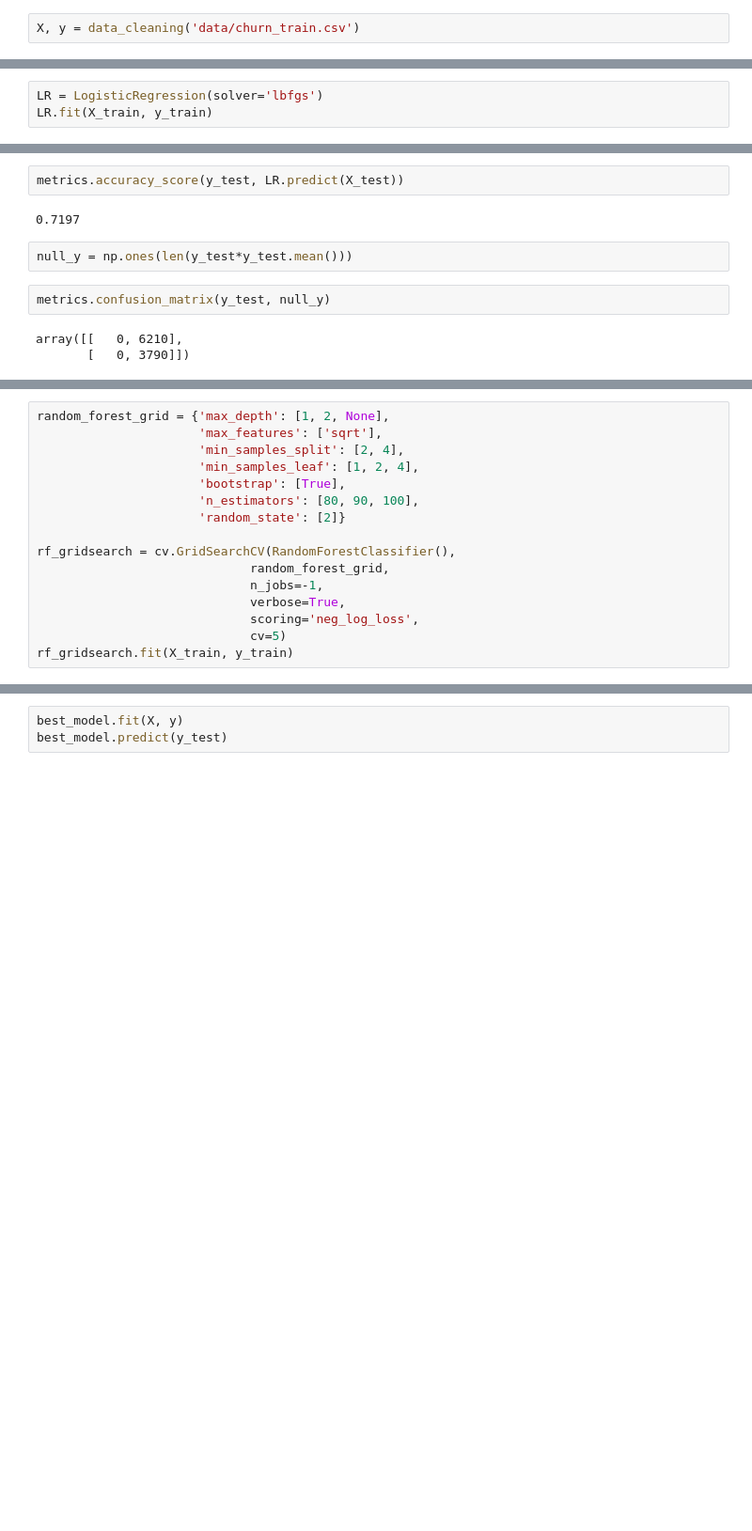
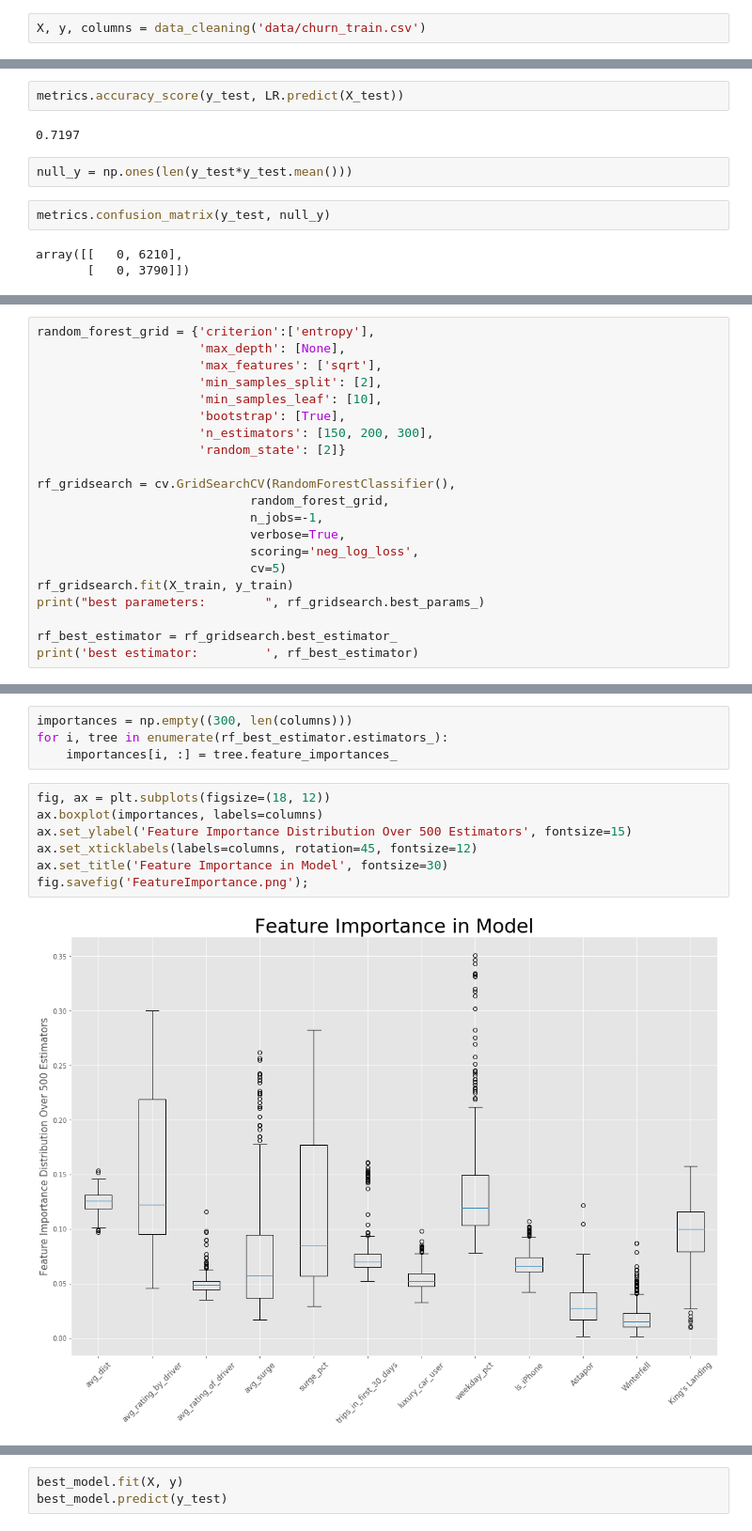
Before and after one commit to RellikDog/rideshare-casestudy, a Jupyter notebook: Model.ipynb, the cells around one changed output, grey strips where cells are left out. Shown: that part at 94% size. Drawn from its saved outputs; the diff is of its cells as text; blank space fills up the shorter version.

Commit message:
Finalized Model

```diff
--- a/Model.ipynb
+++ b/Model.ipynb
@@ -24,7 +24,7 @@ rcParams['figure.figsize'] = (9, 7)
 # from IPython.display import HTML
 from DataCleaning import data_cleaning
 # %%
-X, y = data_cleaning('data/churn_train.csv')
+X, y, columns = data_cleaning('data/churn_train.csv')
 # %%
 X_train, X_test, y_train, y_test = cv.train_test_split(X, y)
 # %%
@@ -88,6 +88,3 @@ array([[5742,  468],
 0.42427440633245384
 # %%
 from sklearn.linear_model import LogisticRegression
-# %%
-LR = LogisticRegression(solver='lbfgs')
-LR.fit(X_train, y_train)
@@ -138,10 +127,11 @@ Log_loss of best estimator:   0.5050131926121372
 # %%
-random_forest_grid = {'max_depth': [1, 2, None],
+random_forest_grid = {'criterion':['entropy'],
+                      'max_depth': [None],
                       'max_features': ['sqrt'],
-                      'min_samples_split': [2, 4],
-                      'min_samples_leaf': [1, 2, 4],
+                      'min_samples_split': [2],
+                      'min_samples_leaf': [10],
                       'bootstrap': [True],
-                      'n_estimators': [80, 90, 100],
+                      'n_estimators': [150, 200, 300],
                       'random_state': [2]}
 
 rf_gridsearch = cv.GridSearchCV(RandomForestClassifier(),
@@ -151,3 +141,7 @@ rf_gridsearch = cv.GridSearchCV(RandomForestClassifier(),
                              scoring='neg_log_loss',
                              cv=5)
 rf_gridsearch.fit(X_train, y_train)
+print("best parameters:        ", rf_gridsearch.best_params_)
+
+rf_best_estimator = rf_gridsearch.best_estimator_
+print('best estimator:         ', rf_best_estimator)
@@ -202,0 +259,13 @@ print('Log_loss of best estimator:  ', metrics.log_loss(y_test, best_prediction)
+# %%
+importances = np.empty((300, len(columns)))
+for i, tree in enumerate(rf_best_estimator.estimators_):
+    importances[i, :] = tree.feature_importances_
+# %%
+fig, ax = plt.subplots(figsize=(18, 12))
+ax.boxplot(importances, labels=columns)
+ax.set_ylabel('Feature Importance Distribution Over 500 Estimators', fontsize=15)
+ax.set_xticklabels(labels=columns, rotation=45, fontsize=12)
+ax.set_title('Feature Importance in Model', fontsize=30)
+fig.savefig('FeatureImportance.png');
+# %% [output]
+[figure, added]
```
Also changed, not shown: parts of 20 cells of this notebook, 2 other files.
